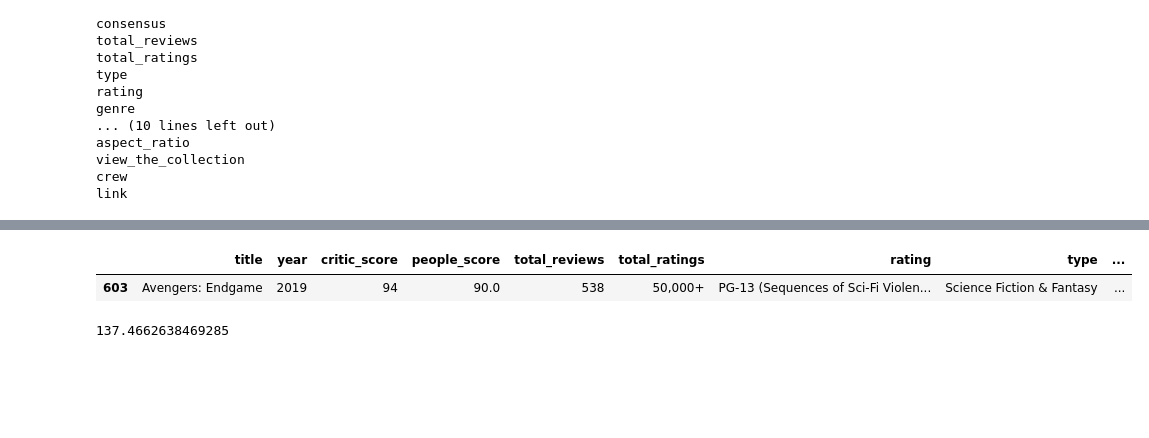
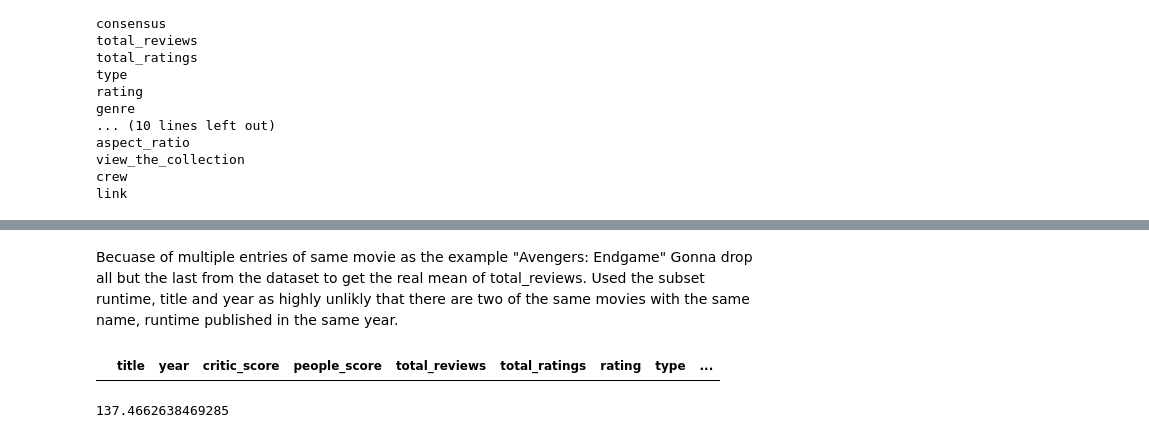
Before and after one commit to hdahlber/Business-Analytics-1, a Jupyter notebook: Assignment 1/Solution.ipynb, the cells around one changed output, grey strips where cells are left out. Cells and saved outputs as stored; diff of their text form; code cells hidden in the pictures; blank space fills up the shorter version.

```diff
--- a/Assignment 1/Solution.ipynb
+++ b/Assignment 1/Solution.ipynb
@@ -40,19 +56,17 @@ tomatoes_data[tomatoes_data.title=="Avengers: Endgame"]
 | 1 | Avengers: Endgame | 2019 | 94 | 90.0 | 538 | 50,000+ | PG-13 (Sequences of Sci-Fi Violen... | Action & Adventure | ... |
 | 603 | Avengers: Endgame | 2019 | 94 | 90.0 | 538 | 50,000+ | PG-13 (Sequences of Sci-Fi Violen... | Drama | ... |
 | 1201 | Avengers: Endgame | 2019 | 94 | 90.0 | 538 | 50,000+ | PG-13 (Sequences of Sci-Fi Violen... | Science Fiction & Fantasy | ... |
+# %% [markdown]
+Becuase of multiple entries of same movie as the example "Avengers: Endgame"
+Gonna drop all but the last from the dataset to get the real mean of total_reviews. Used the subset runtime, title and year as highly unlikly that there are two of the same movies  with the same name, runtime published in the same year.
 # %%
-#Becuase of multiple entries of same movie as the example "Avengers: Endgame"
-# Gonna drop all but the last from the dataset to get the real mean of total_reviews
-# Used the subset runtime, title and year as highly unlikly that there are two of the same movies
-# with the same name, runtime published in the same year.
 tomatoes_data = tomatoes_data.drop_duplicates(
   subset = ["title","year", "runtime"],
   keep = 'last').reset_index(drop = True)
 
 #check to see that all went as planned
-tomatoes_data[tomatoes_data.title=="Avengers: Endgame"]
+tomatoes_data[tomatoes_data[["title","year","runtime"]].duplicated() == True]
 # %% [output]
 |  | title | year | critic_score | people_score | total_reviews | total_ratings | rating | type | ... |
-| 603 | Avengers: Endgame | 2019 | 94 | 90.0 | 538 | 50,000+ | PG-13 (Sequences of Sci-Fi Violen... | Science Fiction & Fantasy | ... |
 # %%
 #What is the average number of reviews for the movies included in the dataset (total reviews column)?
```
Also changed, not shown: parts of 19 cells of this notebook.
